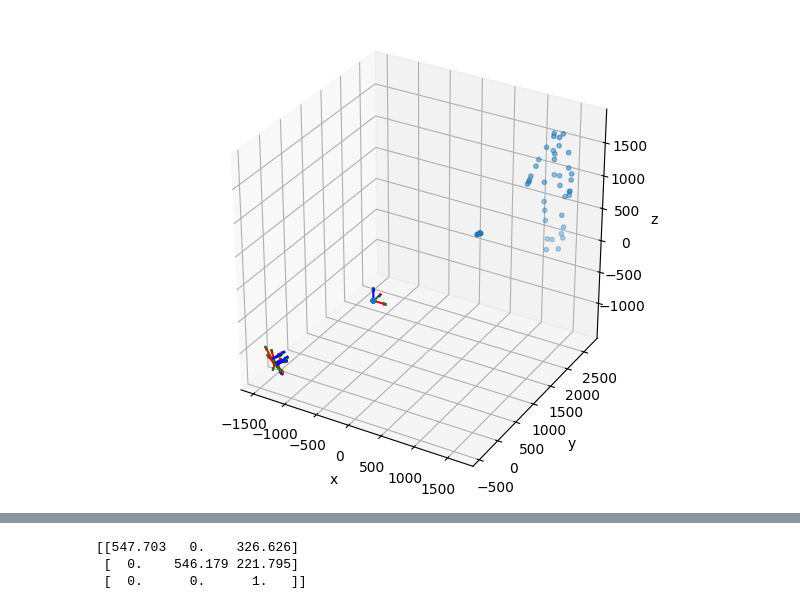
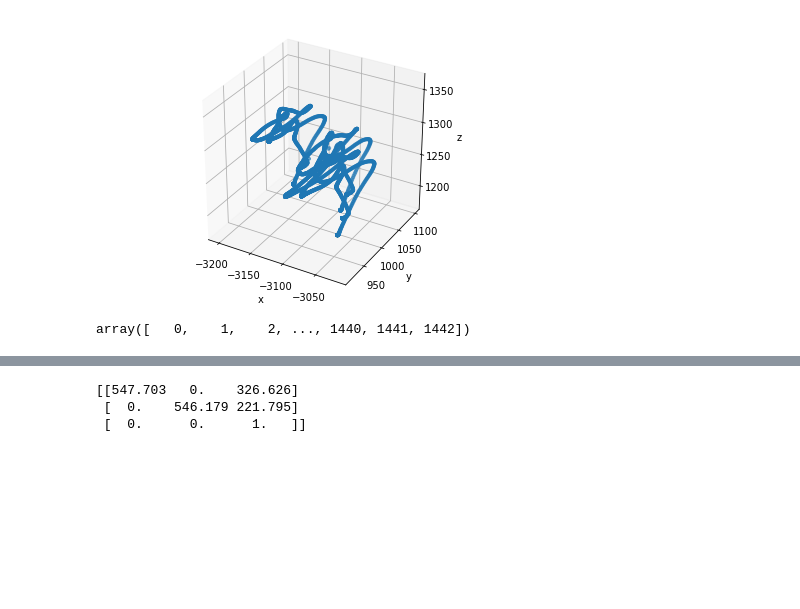
Before and after one commit to event-driven-robotics/hpe-core, a Jupyter notebook: datasets/vicon_processing/notebooks/estimation_with_markers.ipynb, the cells around one changed output, grey strips where cells are left out. Saved outputs shown, nothing was run; the diff lists cells and outputs as text; code cells hidden in the pictures; blank space fills up the shorter version.

Commit message:
bugfixes for HD camera

```diff
--- a/datasets/vicon_processing/notebooks/estimation_with_markers.ipynb
+++ b/datasets/vicon_processing/notebooks/estimation_with_markers.ipynb
@@ -21,4 +24,4 @@ from vicon_processing.src import vis_utils, utils
 # %%
 # import the DVS data
-dvs_file_path = '/home/schiavazza/data/hpe/vicon_recordings/stefano/1'
+dvs_file_path = '/home/schiavazza/data/hpe/calibtest/1/ATIS_D'
 dvs_helper = DvsHelper(dvs_file_path)
@@ -37,6 +42,6 @@ print(labels)
 # %%
 # load c3d vicon data
-c3d_file_path = '/home/schiavazza/data/hpe/vicon_recordings/EDPR_hpe/human_pose_estimation/P000/session/giovanna5.c3d'
+c3d_file_path = '/home/schiavazza/data/hpe/vicon/side_f1.c3d'
 c3d_helper = C3dHelper(c3d_file_path)
 print(c3d_helper.reader.point_labels)
 # %% [output]
@@ -181,45 +184,54 @@ c3d_helper.marker_T_at_frame_vector(1)
 # marker_T0[:3, :3] = Rotation.from_euler('xyz', [np.pi/2, 0, 0]).as_matrix()
 # marker_T0[:-1, -1] = [0, 0, 550]
 # # marker_T0[:-1, -1] = Rotation.from_euler('xyz', [-np.pi/2, 0, 0]).as_matrix() @ marker_T0[:-1, -1]
 # marker_T0[-1, -1] = 1
 # print(marker_T0)
 
+labels = [
+        'camera:cam_back',
+        'camera:cam_right',
+        'camera:cam_left'
+        ]
 vis_utils.plot_points_3d(ax,
         proj_helper.transform_points(
-            c3d_helper.points_dict_to_array(c3d_helper.get_points_dict(vicon_labeled_frames[0])), zero_Tr))
+            c3d_helper.points_dict_to_array(c3d_helper.get_vicon_points(np.arange(1, c3d_helper.reader.frame_count-1), labels)), zero_Tr))
 
 # for i in range(len(vicon_labeled_frames)):
 #     marker_T = np.linalg.inv(c3d_helper.markers_T[vicon_labeled_frames[i]])
 #     print(Rotation.from_matrix(marker_T[:3, :3]).as_euler('xyz'))
 #     vis_utils.plot_points_3d(ax,
 #                             proj_helper.transform_points(
 #                                 proj_helper.world_points[i*7:(1+i)*7],
 #                                 zero_Tr
 #                             )
 #     )
-    # vis_utils.plot_points_3d(ax,
-    #                         proj_helper.transform_points(
-    #                             proj_helper.world_points[i*7:(1+i)*7],
-    #                             marker_T
-    #                         )
-    # )
+#     vis_utils.plot_points_3d(ax,
+#                             proj_helper.transform_points(
+#                                 proj_helper.world_points[i*7:(1+i)*7],
+#                                 marker_T
+#                             )
+#     )
 
-vis_utils.plot_frame(ax, zero_Tr)
+# vis_utils.plot_frame(ax, zero_Tr)
 
-for Tr in c3d_helper.markers_T.values():
-    vis_utils.plot_frame(ax, np.linalg.inv(Tr))
-    vis_utils.plot_frame(ax, np.linalg.inv(Tr) @ np.linalg.inv(T))
+# for Tr in c3d_helper.markers_T.values():
+#     vis_utils.plot_frame(ax, np.linalg.inv(Tr))
+#     vis_utils.plot_frame(ax, np.linalg.inv(Tr) @ np.linalg.inv(T))
 
 vis_utils.set_axes_equal(ax)
 
 ax.set_xlabel('x')
 ax.set_ylabel('y')
 ax.set_zlabel('z')
 plt.tight_layout()
 
 plt.show()
 # %% [output]
-[figure, old version]
+[figure, new version]
+# %%
+np.arange(c3d_helper.reader.frame_count)
+# %% [output]
+array([   0,    1,    2, ..., 1440, 1441, 1442])
 # %%
 plt.close()
 plt.clf()
```
Also changed, not shown: parts of 23 cells of this notebook, 8 other files.
